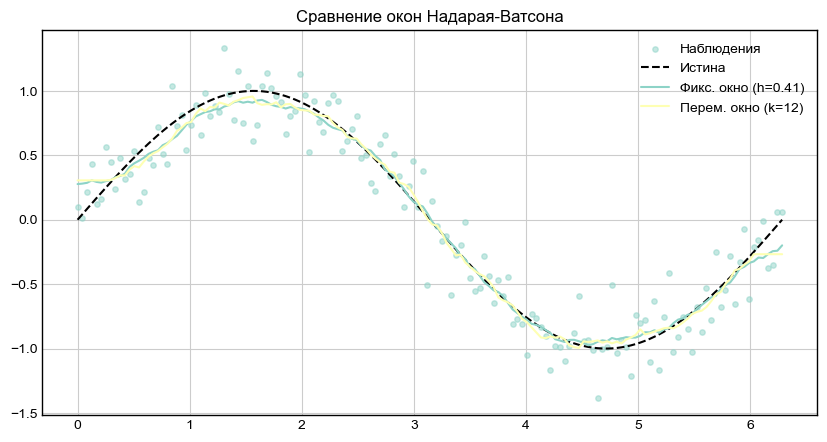
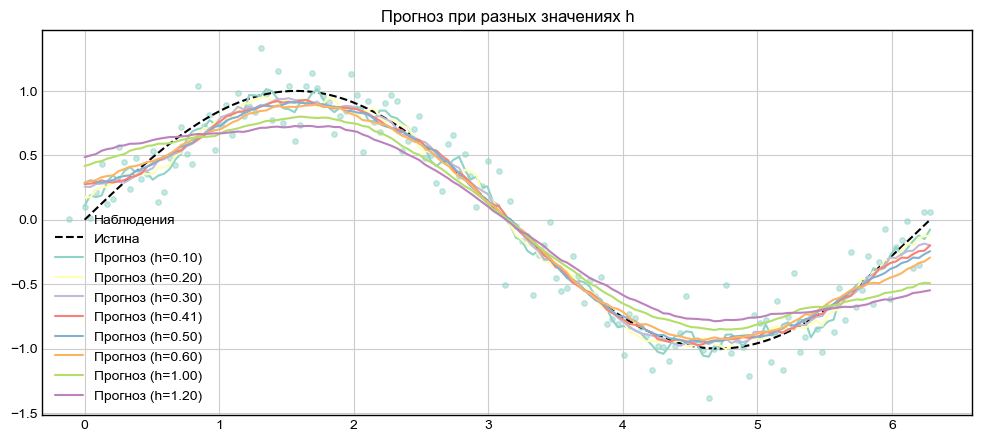
The notebook cell's code change between the first figure and the second:
--- before
+++ after
@@ -1,6 +1,36 @@
+h_test_values = [0.1, 0.2, 0.3, best_h, 0.5, 0.6, 1.0, 1.2]
+
+plt.figure(figsize=(12, 5))
+plt.scatter(x, y, s=15, alpha=0.5, label="Наблюдения")
+plt.plot(x, y_true, 'k--', label="Истина")
+
+for h_val in h_test_values:
+    nw_temp = NadarayaWatson(h=h_val, kernel=best_kernel_h).fit(x_train, y)
+    plt.plot(x, nw_temp.predict(x_train), label=f"Прогноз (h={h_val:.2f})")
+
+plt.legend()
+plt.title("Прогноз при разных значениях h")
+plt.savefig("plots/02_nw_different_h_forecasts.png", dpi=100, bbox_inches='tight')
+plt.show()
+
+k_test_values = [2, 5, 9, 10, best_k, 15, 18, 20, 22, 25]
+
+plt.figure(figsize=(12, 5))
+plt.scatter(x, y, s=15, alpha=0.5, label="Наблюдения")
+plt.plot(x, y_true, 'k--', label="Истина")
+
+for k_val in k_test_values:
+    nw_temp = NadarayaWatson(k=k_val, kernel=best_kernel_k).fit(x_train, y)
+    plt.plot(x, nw_temp.predict(x_train), label=f"Прогноз (k={k_val})")
+
+plt.legend()
+plt.title("Прогноз при разных значениях k")
+plt.savefig("plots/03_nw_different_k_forecasts.png", dpi=100, bbox_inches='tight')
+plt.show()
+
 nw_fixed = NadarayaWatson(h=best_h, kernel=best_kernel_h).fit(x_train, y)
 nw_var = NadarayaWatson(k=best_k, kernel=best_kernel_k).fit(x_train, y)
 
-plt.figure(figsize=(10, 5))
+plt.figure(figsize=(12, 5))
 plt.scatter(x, y, s=15, alpha=0.5, label="Наблюдения")
 plt.plot(x, y_true, 'k--', label="Истина")
@@ -9,4 +39,4 @@
 plt.legend()
 plt.title("Сравнение окон Надарая-Ватсона")
-plt.savefig("plots/02_nw_windows_comparison.png", dpi=100, bbox_inches='tight')
+plt.savefig("plots/04_nw_windows_comparison.png", dpi=100, bbox_inches='tight')
 plt.show()

Commit: fix: case 6 update